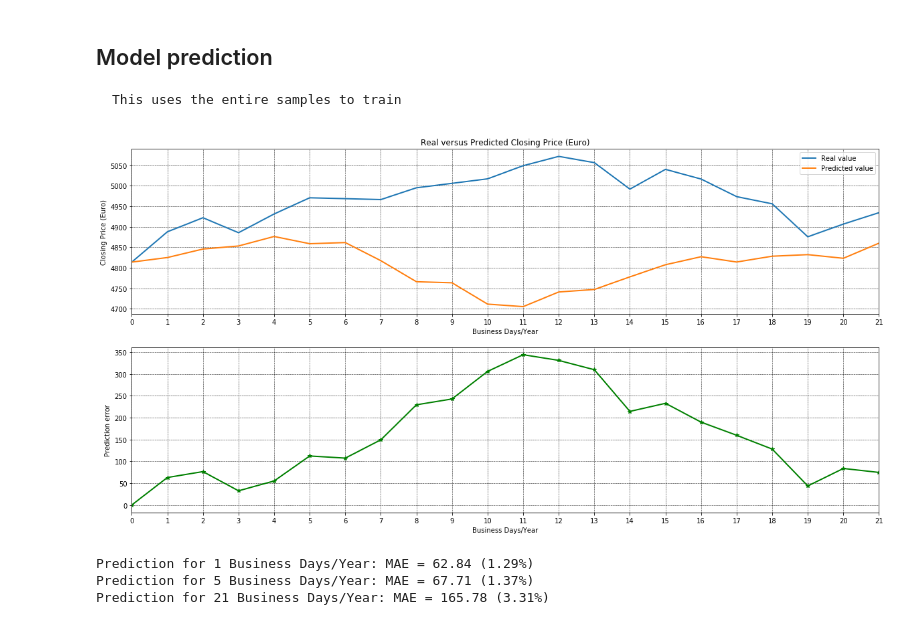
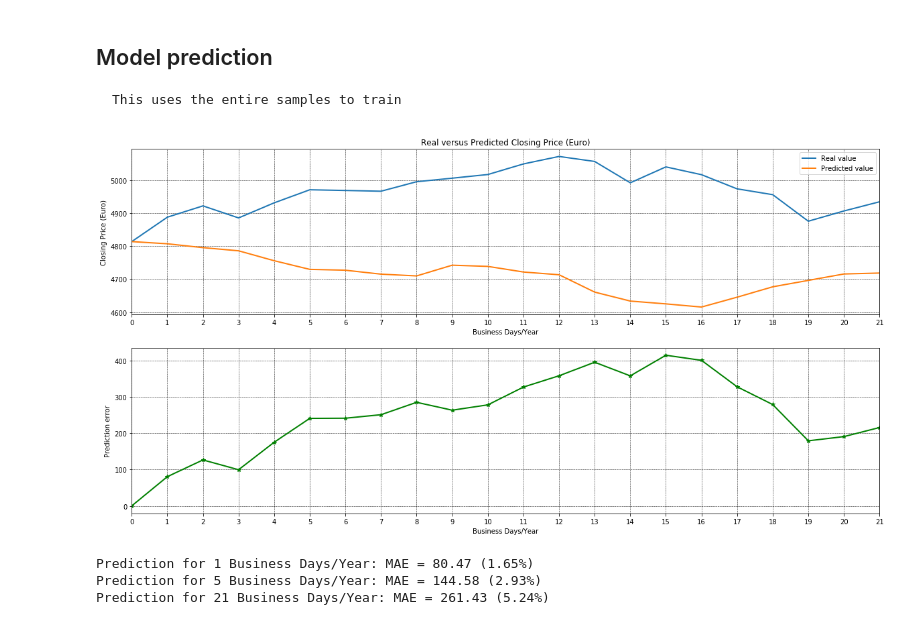
Before and after one commit to DidierRLopes/UnivariateTimeSeriesForecast, a Jupyter notebook: DNN_usualApproach.ipynb, the cells around one changed output. Cells and saved outputs as stored; diff of their text form; code cells hidden in the pictures.

```diff
--- a/DNN_usualApproach.ipynb
+++ b/DNN_usualApproach.ipynb
@@ -106,7 +106,6 @@ def revertLogDiff(initialValue, diffLogSeries):
 # %%
 # Allows training data to be sliced
 series_input = df_train.values[-2*12*21:]
-saved_series_input = series_input
 
 # Smoothing
 #gamma = 0.3
@@ -187,7 +186,7 @@ model.compile(optimizer='adam', loss='mse')
 #.split_train_val_test_groupKFold(series_input, n_steps_input, stepsToForecast[-1], n_steps_jump)
 
 X_train, y_train, X_cv, y_cv, X_test, y_test = splitTrainValTest \
-    .split_train_val_test_groupKFold(series_input, n_steps_input, stepsToForecast[-1], n_steps_jump)
+    .split_train_val_test_forwardChaining(series_input, n_steps_input, stepsToForecast[-1], n_steps_jump)
 # %% [markdown]
 ### Compute Cross-Validation Errors
 # %%
@@ -358,37 +369,37 @@ y_pred_test = yhat.tolist()
 if PreProcessing_str in ['Normalization', 'Standardization']:
     y_pred_test = scaler.inverse_transform(y_pred_test)
 elif PreProcessing_str == 'DiffLog':
-    y_pred_test = revertLogDiff(saved_series_input[-1], y_pred_test[0])
+    y_pred_test_t = revertLogDiff(df_train.values[-1], y_pred_test[0])
 
-predictions_array = np.array(y_pred_test).flatten()
+predictions_array = np.array(y_pred_test_t).flatten()
 
 real_array = np.array(df_test.values).flatten()
 
 # plot results
 plt.figure(figsize=(20,10))
 plt.subplot(211)
 plt.title('Real versus Predicted ' + ylab)
 plt.plot(range(0,len(real_array)+1), np.concatenate((saved_series_input[-1], real_array), axis=0), linewidth=2)
 plt.plot(range(0,len(predictions_array)+1), np.concatenate((saved_series_input[-1], predictions_array), axis=0), linewidth=2)
 plt.xlim([0,len(predictions_array)])
 plt.xticks(np.arange(0, len(predictions_array)+1, step=1))
 plt.grid(color='k', linestyle='--', linewidth=.5)
 plt.xlabel(xlab)
 plt.ylabel(ylab)
 plt.legend(['Real value', 'Predicted value'])
 
 plt.subplot(212)
 plt.plot(range(0,len(real_array-predictions_array)+1), np.concatenate((np.array([0]), real_array-predictions_array), axis=0), 'g-*', linewidth=2)
 plt.xticks(np.arange(0, len(predictions_array)+1, step=1))
 plt.xlim([0,len(predictions_array)])
 plt.xlabel(xlab)
 plt.ylabel('Prediction error')
 plt.grid(color='k', linestyle='--', linewidth=.5)
 plt.show()
 
 printMAEpred(real_array, predictions_array, stepsToForecast)
 # %% [output]
-[figure, old version]
+[figure, new version]
-Prediction for 1 Business Days/Year: MAE = 62.84 (1.29%)
-Prediction for 5 Business Days/Year: MAE = 67.71 (1.37%)
-Prediction for 21 Business Days/Year: MAE = 165.78 (3.31%)
+Prediction for 1 Business Days/Year: MAE = 80.47 (1.65%)
+Prediction for 5 Business Days/Year: MAE = 144.58 (2.93%)
+Prediction for 21 Business Days/Year: MAE = 261.43 (5.24%)
```
Also changed, not shown: parts of 3 cells of this notebook.
